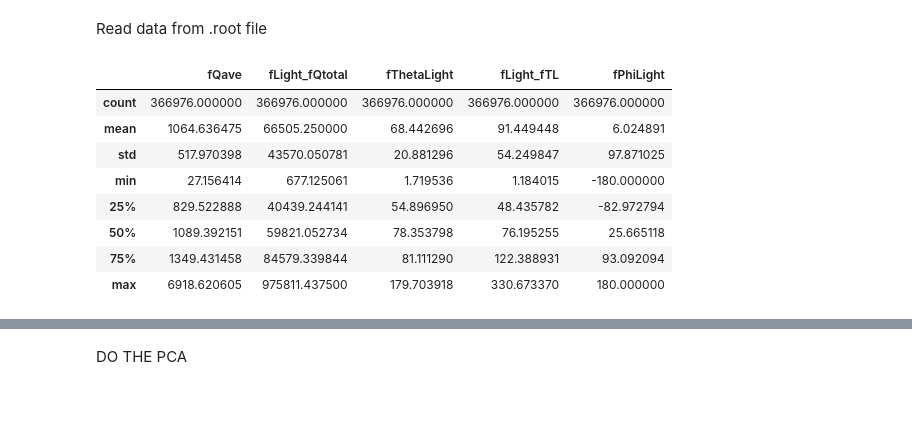
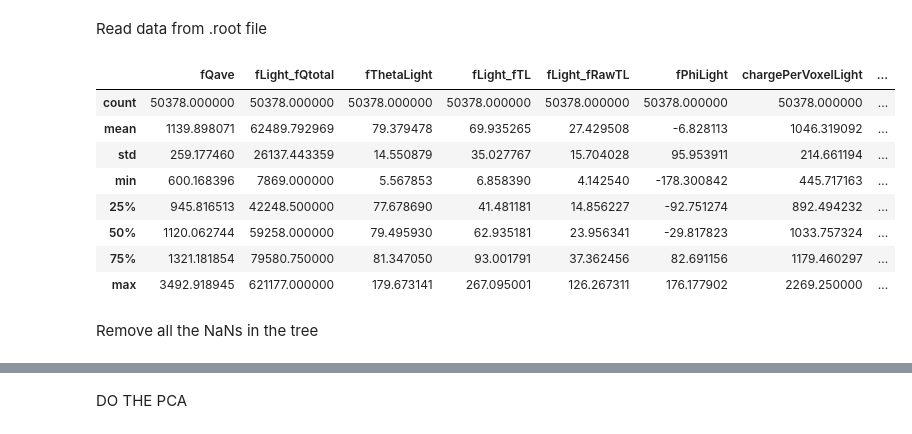
Before and after one commit to ibc12/S2384, a Jupyter notebook: Macros/L1PID/PCA.ipynb, the cells around one changed output, grey strips where cells are left out. Saved outputs shown, nothing was run; the diff lists cells and outputs as text; code cells hidden in the pictures; blank space fills up the shorter version.

```diff
--- a/Macros/L1PID/PCA.ipynb
+++ b/Macros/L1PID/PCA.ipynb
@@ -6,21 +6,24 @@ import hist
 from sklearn.decomposition import PCA
 import matplotlib.pyplot as plt
 import matplotlib.colors as mcolors
+import itertools
 import numpy as np
 import pandas as pd
 
 # Open the ROOT file and read the TTree
-with uproot.open("./Outputs/L1PCA_11Li.root") as file:
-    tree = file["L1PCA"].arrays(library="pd")
+with uproot.open("./Outputs/L1PCA_7Li.root") as file:
+    tree_RAW = file["L1PCA"].arrays(library="pd")
 # %%
-tree.describe()
+tree_RAW.describe()
 # %% [output]
-|  | fQave | fLight_fQtotal | fThetaLight | fLight_fTL | fPhiLight |
-| count | 366976.000000 | 366976.000000 | 366976.000000 | 366976.000000 | 366976.000000 |
-| mean | 1064.636475 | 66505.250000 | 68.442696 | 91.449448 | 6.024891 |
-| std | 517.970398 | 43570.050781 | 20.881296 | 54.249847 | 97.871025 |
-| min | 27.156414 | 677.125061 | 1.719536 | 1.184015 | -180.000000 |
-| 25% | 829.522888 | 40439.244141 | 54.896950 | 48.435782 | -82.972794 |
-| 50% | 1089.392151 | 59821.052734 | 78.353798 | 76.195255 | 25.665118 |
-| 75% | 1349.431458 | 84579.339844 | 81.111290 | 122.388931 | 93.092094 |
-| max | 6918.620605 | 975811.437500 | 179.703918 | 330.673370 | 180.000000 |
+|  | fQave | fLight_fQtotal | fThetaLight | fLight_fTL | fLight_fRawTL | fPhiLight | chargePerVoxelLight | ... |
+| count | 50378.000000 | 50378.000000 | 50378.000000 | 50378.000000 | 50378.000000 | 50378.000000 | 50378.000000 | ... |
+| mean | 1139.898071 | 62489.792969 | 79.379478 | 69.935265 | 27.429508 | -6.828113 | 1046.319092 | ... |
+| std | 259.177460 | 26137.443359 | 14.550879 | 35.027767 | 15.704028 | 95.953911 | 214.661194 | ... |
+| min | 600.168396 | 7869.000000 | 5.567853 | 6.858390 | 4.142540 | -178.300842 | 445.717163 | ... |
+| 25% | 945.816513 | 42248.500000 | 77.678690 | 41.481181 | 14.856227 | -92.751274 | 892.494232 | ... |
+| 50% | 1120.062744 | 59258.000000 | 79.495930 | 62.935181 | 23.956341 | -29.817823 | 1033.757324 | ... |
+| 75% | 1321.181854 | 79580.750000 | 81.347050 | 93.001791 | 37.362456 | 82.691156 | 1179.460297 | ... |
+| max | 3492.918945 | 621177.000000 | 179.673141 | 267.095001 | 126.267311 | 176.177902 | 2269.250000 | ... |
+# %% [markdown]
+Remove all the NaNs in the tree
```
Also changed, not shown: parts of 17 cells of this notebook, 5 other files.
